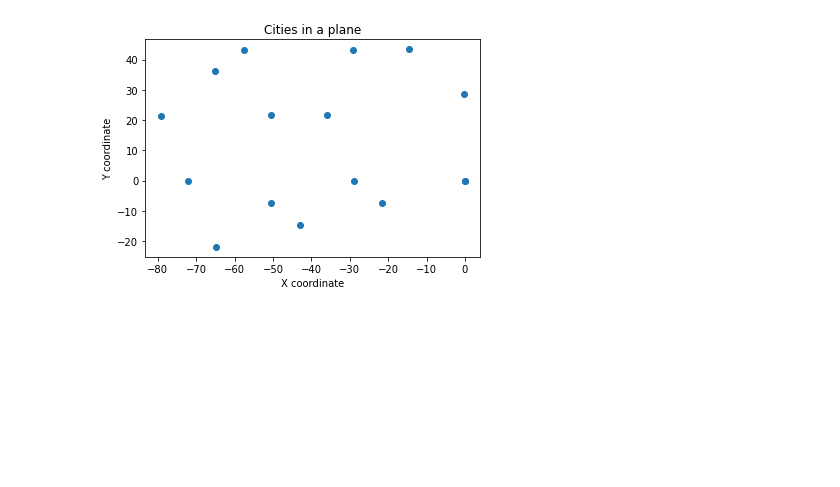
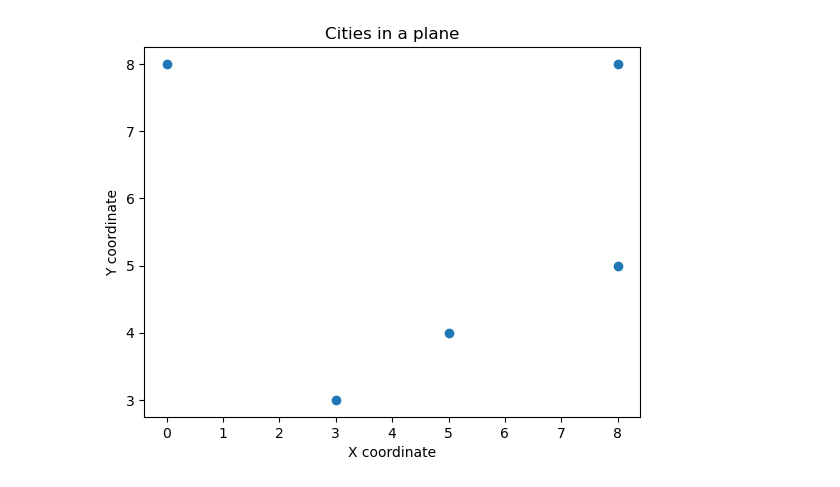
Before and after one commit to franciscopalmeromoya/TravellingSalesmanProblem, a Jupyter notebook: main.ipynb, the cells around one changed output. Saved outputs shown, nothing was run; the diff lists cells and outputs as text; code cells hidden in the pictures; blank space fills up the shorter version.

```diff
--- a/main.ipynb
+++ b/main.ipynb
@@ -11,13 +11,15 @@ num_iter = 5*int(1e3)
 # %%
 # Load cities and compute the distance matrix
-cities = load('p01_sxy.txt', ';')
+# cities = load('p01_sxy.txt', ';')
+cities = create(5, 10)
+
 showCities(cities)
 EDM = computeEDM(cities)
 
 # Permutation representation of our phenotype (cities)
 chromosome = representation(cities)
 # %% [output]
-[figure, old version]
+[figure, new version]
 # %%
 # Instanciate our model
 genAlg = ga.GeneticAlgorithm(chromosome, popSize, crossoverRate, mutationRate, num_iter, show = True)
```
Also changed, not shown: parts of 6 cells of this notebook, 26 other files.
